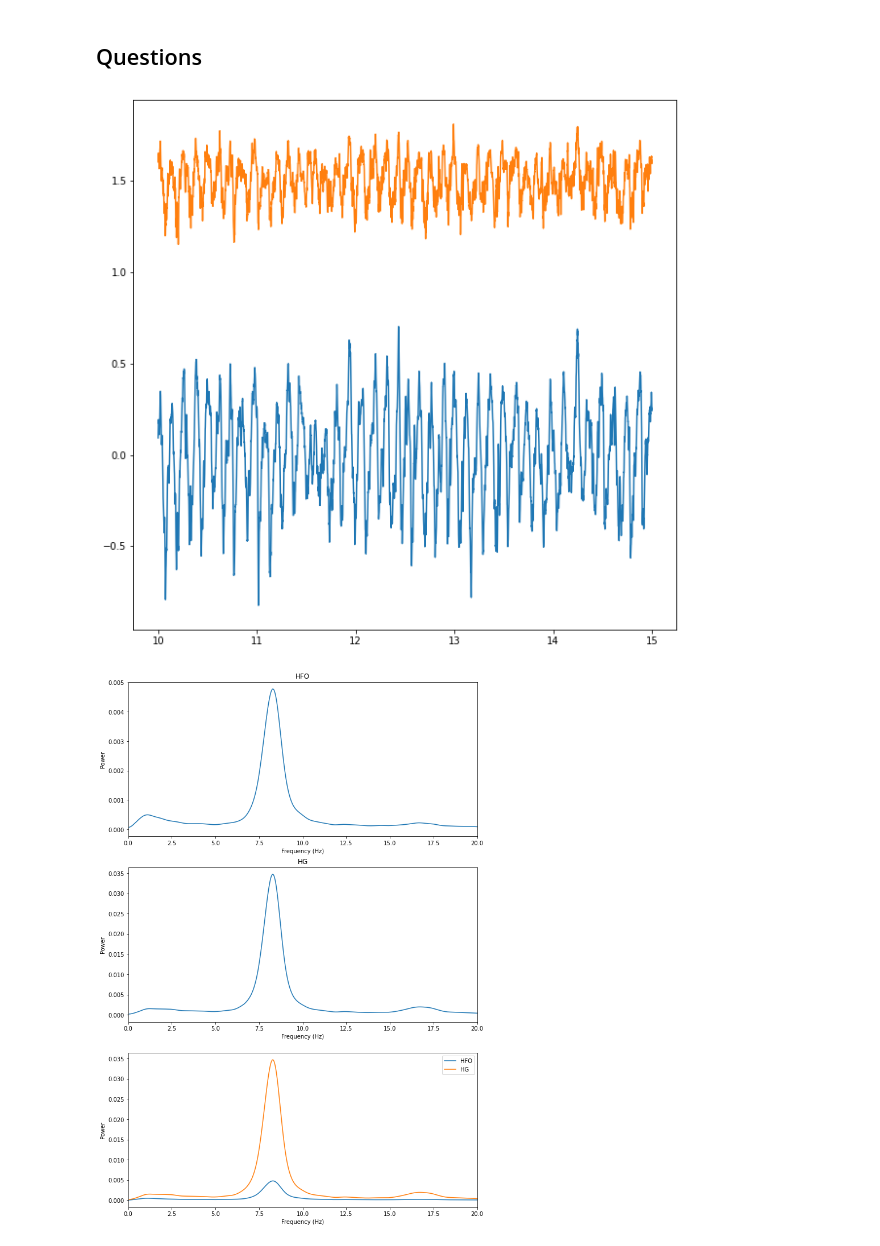
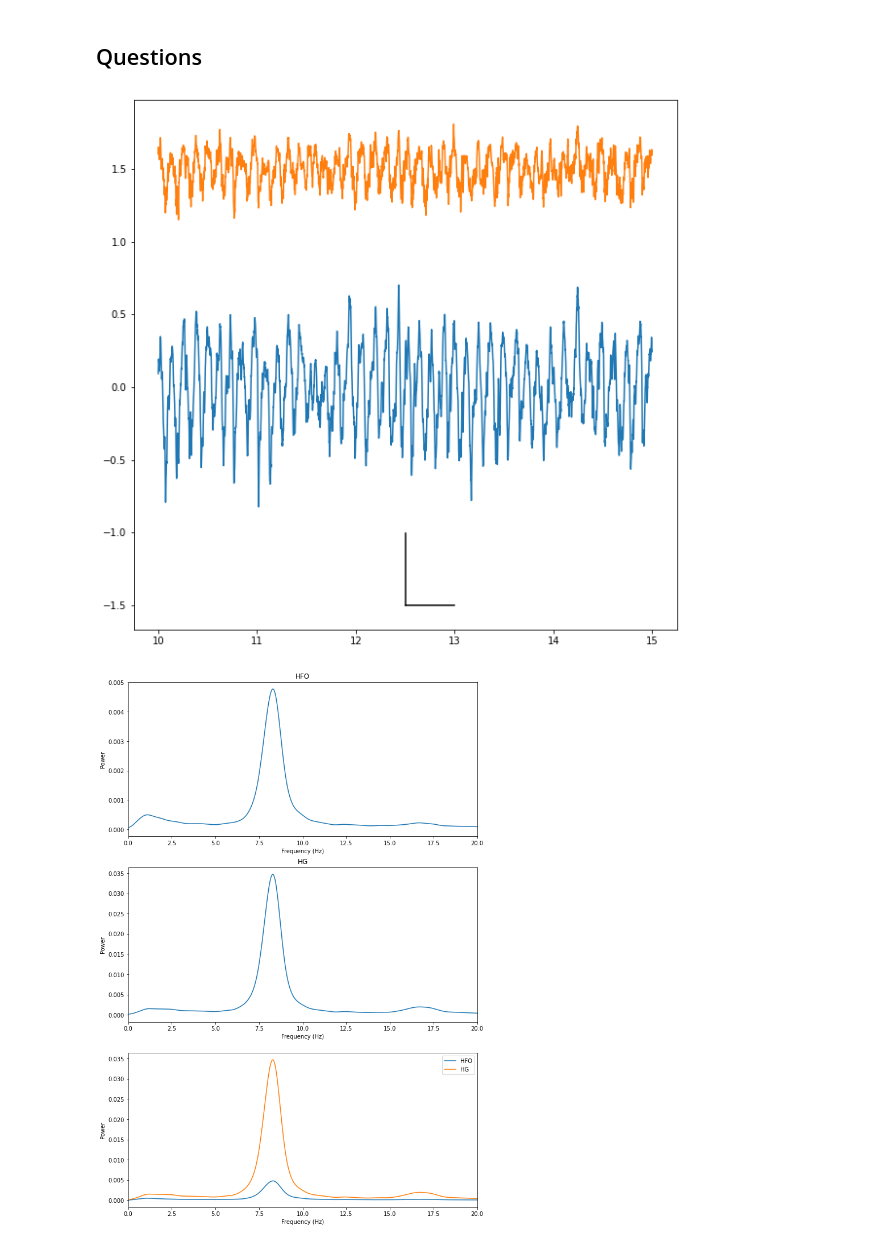
Before and after one commit to tortlab/SignalAnalysis2020.2, a Jupyter notebook: Lesson 03 - Welch method/Answers - list of exercises 1.ipynb, the cells around one changed output. Saved outputs shown, nothing was run; the diff lists cells and outputs as text; code cells hidden in the pictures.

```diff
--- a/Lesson 03 - Welch method/Answers - list of exercises 1.ipynb
+++ b/Lesson 03 - Welch method/Answers - list of exercises 1.ipynb
@@ -24,13 +24,16 @@ t = np.arange(0,tmax,dt) # Question 4
 # %%
 # Question 5
 condition = [(t>=10) & (t<=15)]
 
 plt.figure(figsize=(10,10))
 plt.plot(t[tuple(condition)],lfpHG[np.where(condition)])
 plt.plot(t[tuple(condition)],1.5+lfpHFO[np.where(condition)])
+# Question 6
+plt.plot(np.repeat(12.5,500), np.arange(-1.5,-1,dt),color = 'black')
+plt.plot(np.arange(12.5,13,dt),np.repeat(-1.5,500), color = 'black')
 plt.show()
 # %% [output]
-[figure, old version]
+[figure, new version]
 # %%
 # Question 7
 windowlen = 2.*srate   # window size
```
Also changed, not shown: parts of 1 cell of this notebook.
